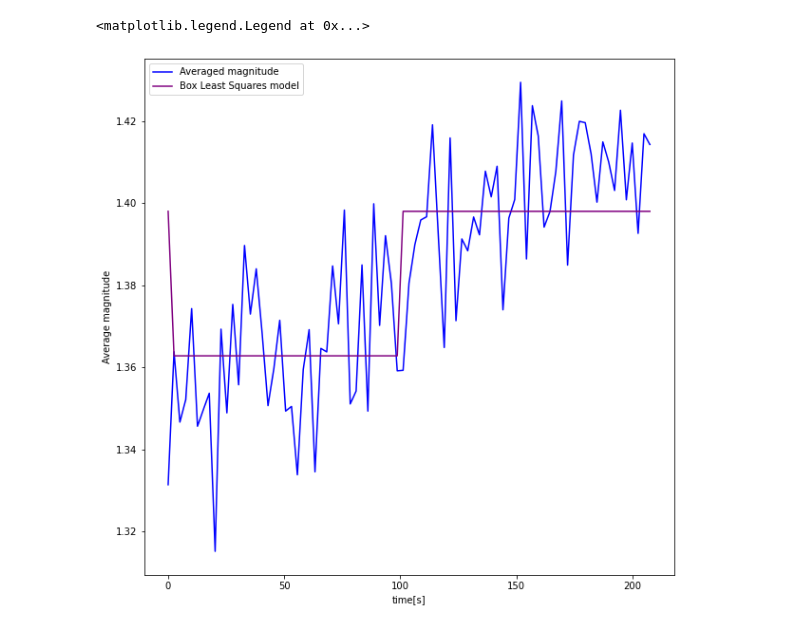
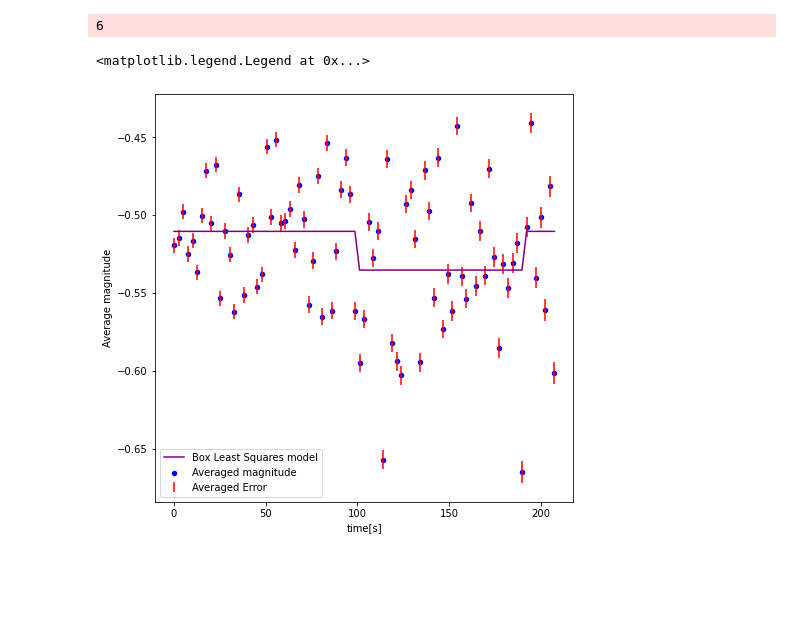
Before and after one commit to HMVoden/differential-photometry, a Jupyter notebook: differential_photometry.ipynb, the cells around one changed output. Saved outputs shown, nothing was run; the diff lists cells and outputs as text; code cells hidden in the pictures; blank space fills up the shorter version.

Commit message:
Changed test to scatter plot, tuned box model.

```diff
--- a/differential_photometry.ipynb
+++ b/differential_photometry.ipynb
@@ -71,36 +71,38 @@ df.columns = df.columns.str.strip().str.lower().str.replace(' ', '_').str.replac
 df = df[['obj', 'mag', 'error', 'error_t', 's/n']] #Reduce to what we need
 
 mags = df['mag'].to_numpy()
 error = df['error_t'].to_numpy()
 
 rows = df.shape[0]
 num_stars = df['obj'].nunique() # so we know how many stars we're working with
 samples = int(rows/num_stars)   # Need this so we know how many files we're working with
 
-mags = np.reshape(mags, (samples, num_stars)) # Stack both mags and error according to time, new column = new file in time
+mags = np.reshape(mags, (samples, num_stars))      # Stack both mags and error according to time, new column = new file in time
 error = np.reshape(error, (samples, num_stars))
 diff_mags = subtract_all_magnitudes(mags)          # array of arrays, each array corresponding to a single star as the 'target'
 uncertainties = calculate_all_uncertainties(error) # Each individual array is organized by incrementing time in columns, rows are stars
 average_diff_mags = np.mean(diff_mags, axis=1, dtype=np.float64) # mean of every column, accumulating all stars at particular time
 average_uncertainties = sqrt(np.sum(uncertainties**2, axis=1, dtype=np.float64))/uncertainties[0].shape[0] # sum of squares of each column, then sqrt'd
 
 box_model_results = box_model_data(average_diff_mags, 2.5, average_uncertainties)
 
-test_index = 0
+test_index = 2
 test_data = box_model_results[test_index]
 test_mag = test_data['data']
 test_uncert = test_data['uncertainty']
 test_model = test_data['fitted_model']
 test_time  = test_data['time']
+print(test_data['name'])
 
 # Plotting and whatnot
 test_df = pd.DataFrame({'average_magnitude': test_mag, 'average_uncertainty': test_uncert, 'time': test_time})
-ax = test_df.plot(x='time', y='average_magnitude', color='b', figsize=(10, 10), label='Averaged magnitude')
+ax = test_df.plot.scatter(x='time', y='average_magnitude', color='b', figsize=(7.5, 7.5), label='Averaged magnitude')
 ax.plot(test_time, test_model, label='Box Least Squares model', color='purple')
+ax.errorbar(x=test_df['time'], y=test_df['average_magnitude'], yerr=test_df['average_uncertainty'], fmt='none', color='r', label='Averaged Error')
 ax.set_xlabel('time[s]')
 ax.set_ylabel('Average magnitude')
 ax.legend()
-#ax.errorbar(x=test_df.index, y=test_df['filtered_magnitude'], yerr=test_df['average_uncertainty'], fmt='none', color='r')
 # %% [output]
-<matplotlib.legend.Legend at 0x...>
+6
+<matplotlib.legend.Legend at 0x...>
-[figure, old version]
+[figure, new version]
```
